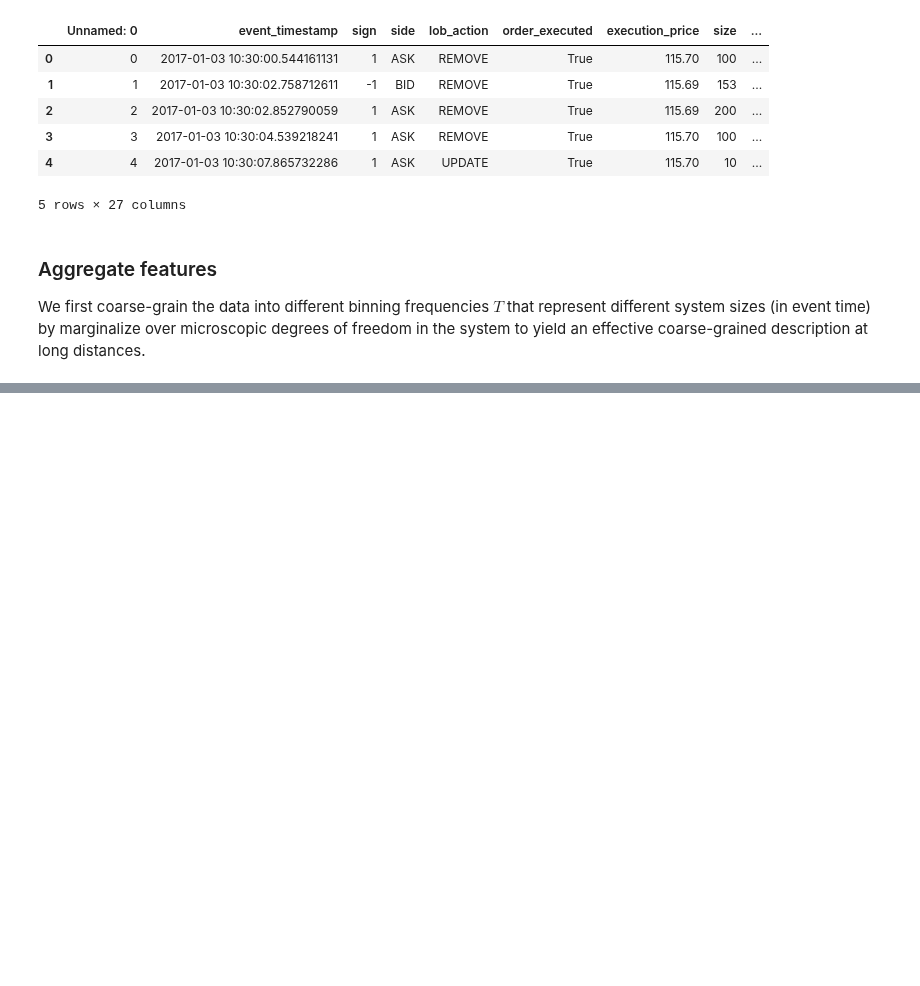
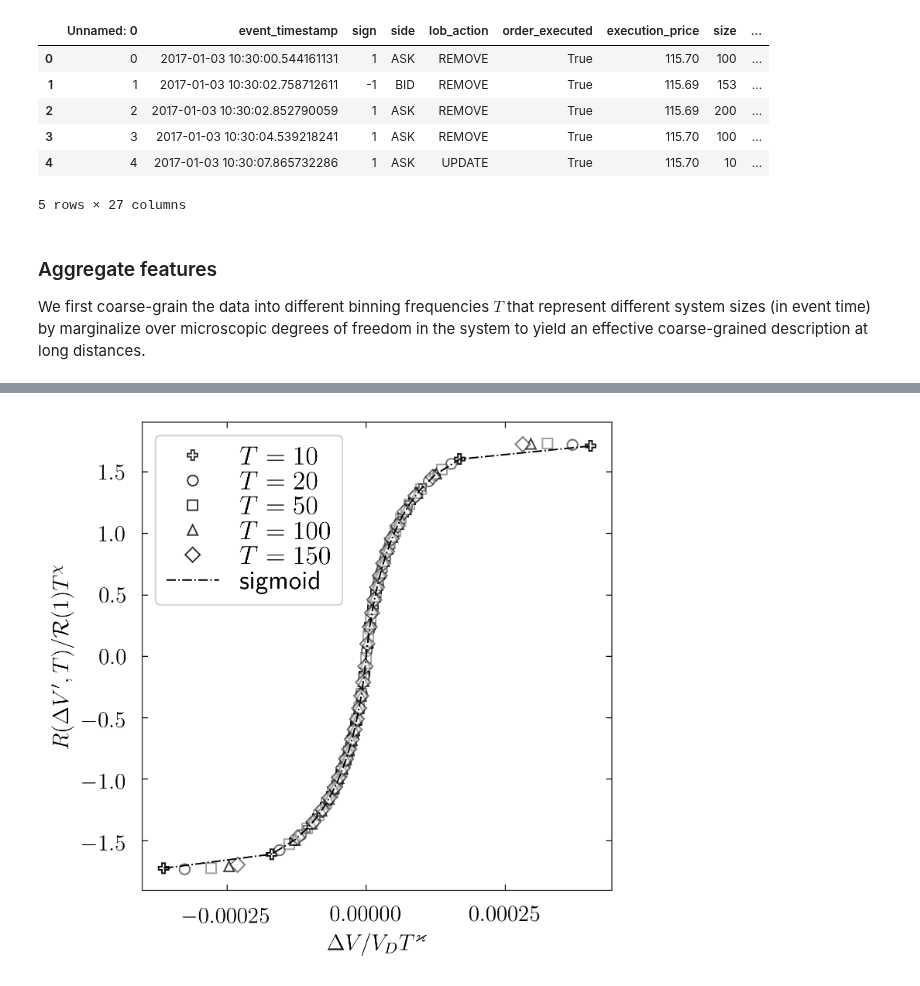
Before and after one commit to anabugaenko/liquidity, a Jupyter notebook: notebooks/MO/price_impact.ipynb, the cells around one changed output, grey strips where cells are left out. Saved outputs shown, nothing was run; the diff lists cells and outputs as text; code cells hidden in the pictures; blank space fills up the shorter version.

```diff
--- a/notebooks/MO/price_impact.ipynb
+++ b/notebooks/MO/price_impact.ipynb
@@ -255,0 +268,9 @@ plot_scaling_law(aggregate_impact_data=rescaled_data, observation_windows=OBSERV
+# %%
+# Transform original data using found rescaling exponents chi 𝛘 and kapp ϰ
+rescaled_data = transform(aggregate_impact_data, rescaling_params=params, imbalance_column=imbalance_column)
+# %%
+plot_collapsed_scaling_function(rescaled_data,  scaling_params=params,
+                  line_color=EBAY_COLORS.dark_color,
+                  markers_color="white", imbalance_column=imbalance_column, master_curve=f"sigmoid")
+# %% [output]
+[figure, added]
```
Also changed, not shown: parts of 33 cells of this notebook, 24 other files.
